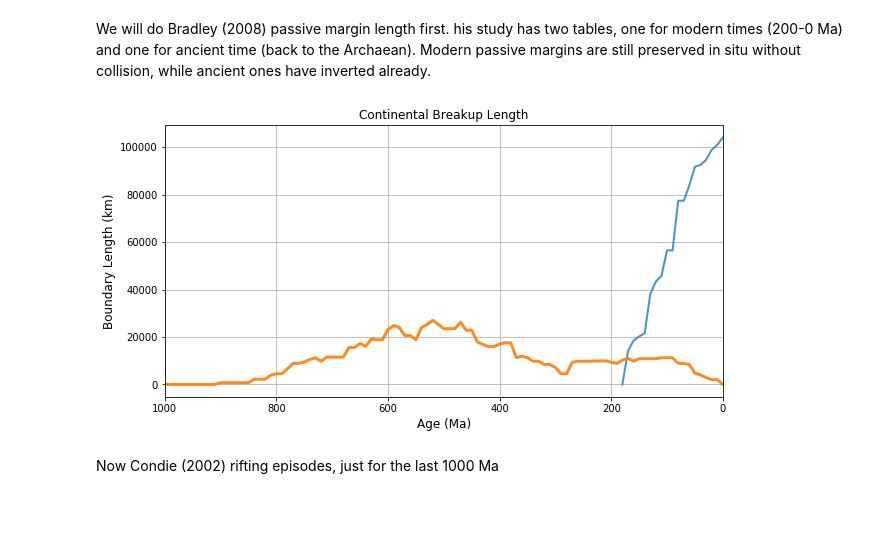
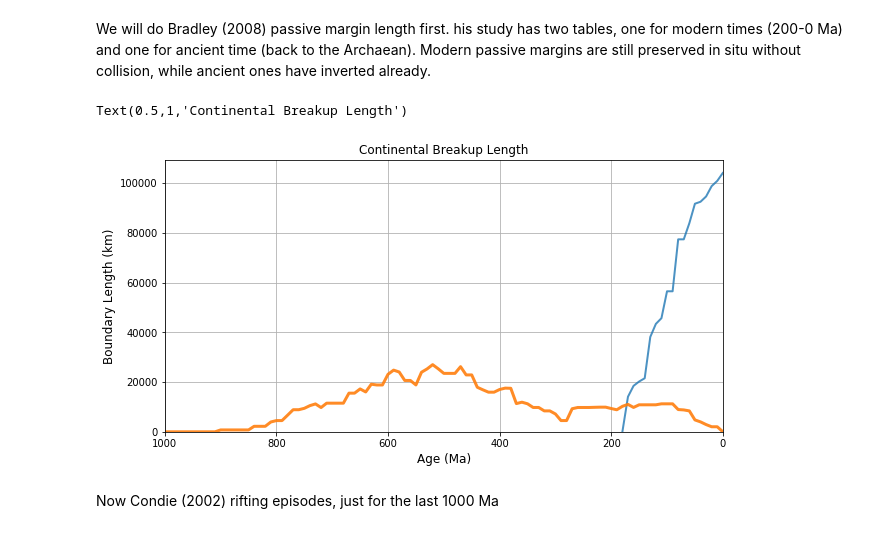
Before and after one commit to amer7632/pyGPlates_examples, a Jupyter notebook: Merdith_2019_GPC/compare_secular_geological_feautes.ipynb, the cells around one changed output. Drawn from its saved outputs; the diff is of its cells as text; code cells hidden in the pictures.

```diff
--- a/Merdith_2019_GPC/compare_secular_geological_feautes.ipynb
+++ b/Merdith_2019_GPC/compare_secular_geological_feautes.ipynb
@@ -62,18 +62,18 @@ for time in times:
 # %%
 #plot results, Fig.4 from Bradley (2008)
 fig, ax = plt.subplots(nrows=1, ncols=1, figsize=(10,5))
 ax.plot(times[:19],modern_passive_margin_length[:19],linewidth=2,alpha=0.8)
 ax.plot(times,ancient_passive_margin_length,linewidth=3,alpha=0.9)
 
 ax.set_ylabel('Boundary Length (km)',fontsize=12)
+ax.set_xlabel('Age (Ma)',fontsize=12)
 ax.set_xlim((1000,0))
-ax.set_xlabel('Age (Ma)',fontsize=12)
+ax.set_ylim(0)
 ax.grid()
 ax.set_title('Continental Breakup Length')
-
-plt.show()
 # %% [output]
+Text(0.5,1,'Continental Breakup Length')
-[figure, old version]
+[figure, new version]
 # %% [markdown]
 Now Condie (2002) rifting episodes, just for the last 1000 Ma
 # %%
```
Also changed, not shown: parts of 1 cell of this notebook.
